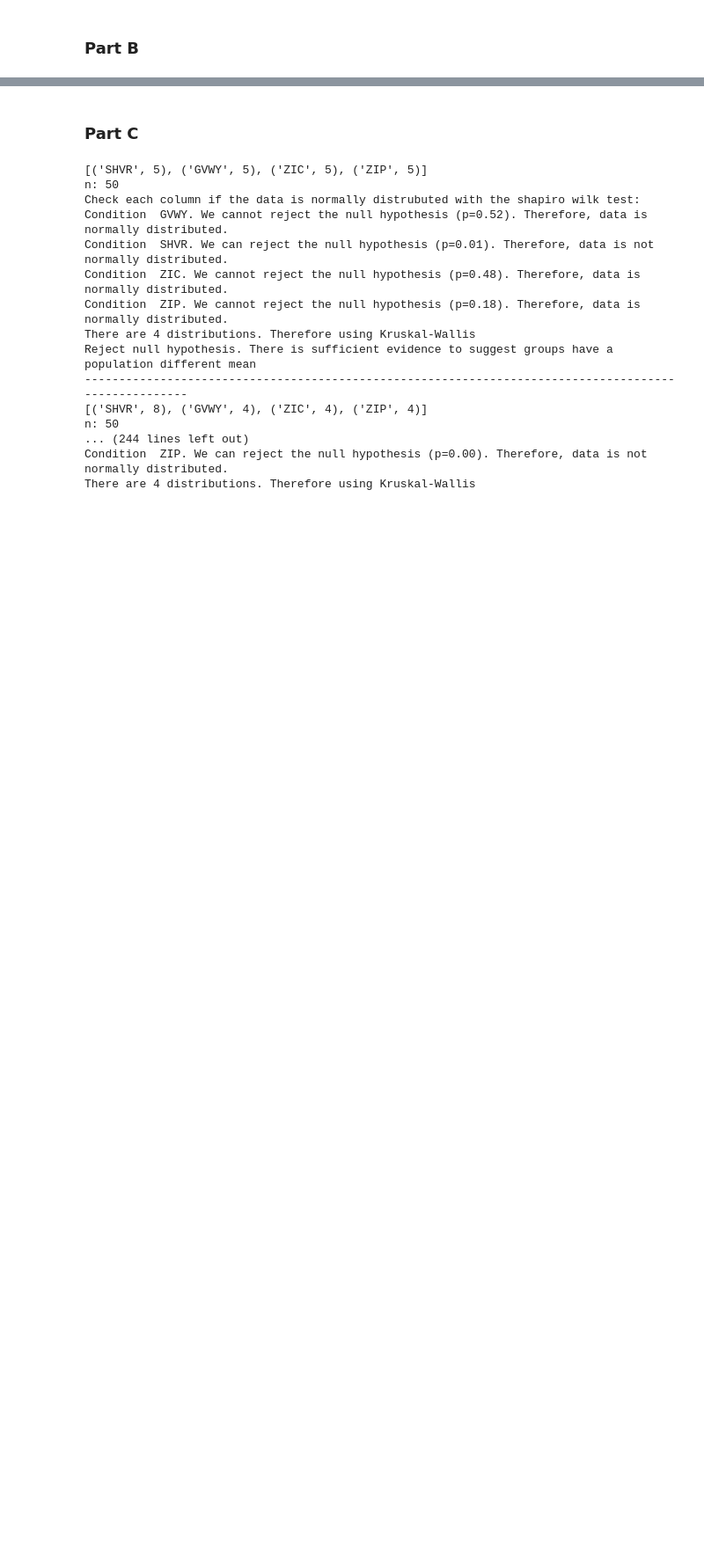
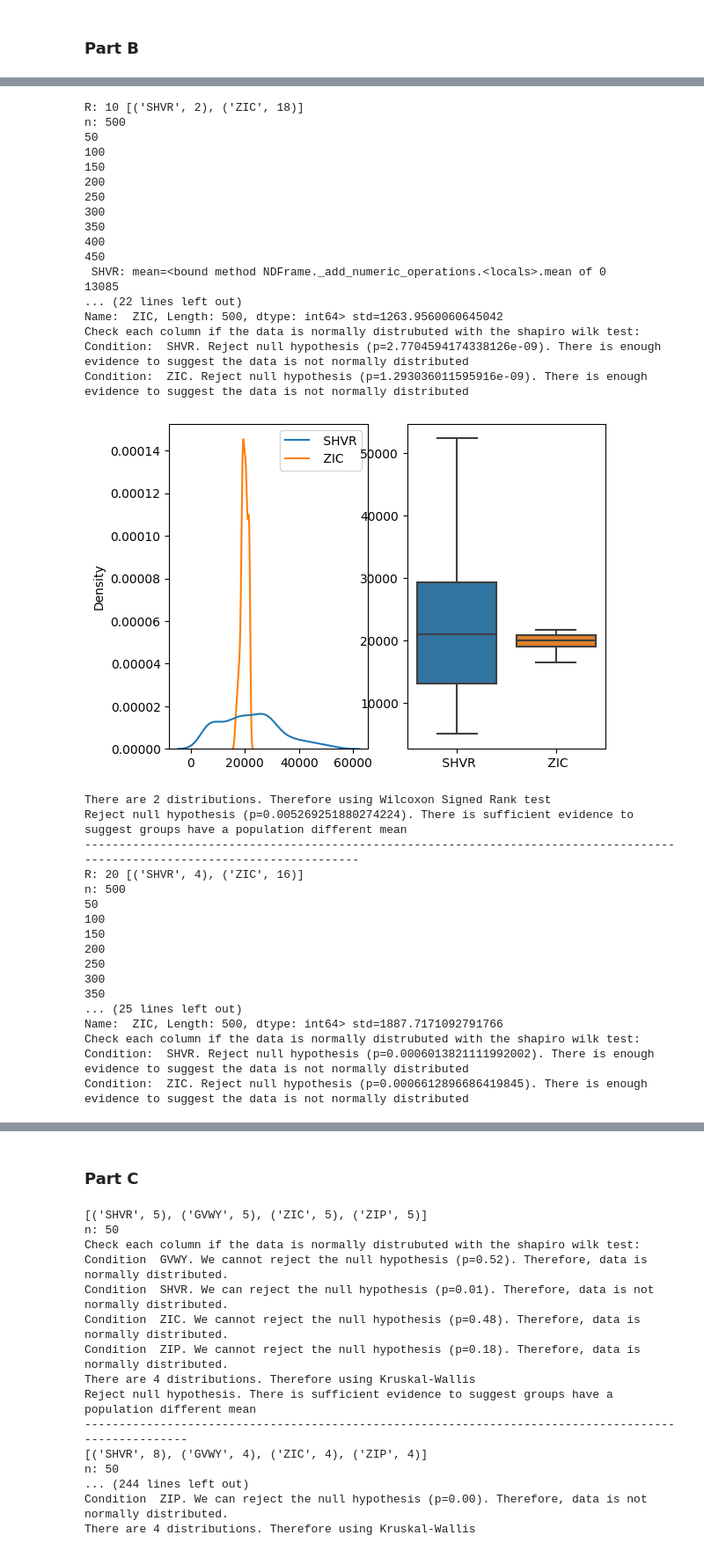
Before and after one commit to ImranZaminAli/fintech_cw, a Jupyter notebook: cw.ipynb, the cells around one changed output, grey strips where cells are left out. Shown: that part at 88% size. Drawn from its saved outputs; the diff is of its cells as text; code cells hidden in the pictures; blank space fills up the shorter version.

```diff
--- a/cw.ipynb
+++ b/cw.ipynb
@@ -243,0 +233,38 @@ n: 500
+# %%
+part_b(500)
+# %% [output]
+R: 10 [('SHVR', 2), ('ZIC', 18)]
+n: 500
+50
+100
+150
+200
+250
+300
+350
+400
+450
+ SHVR: mean=<bound method NDFrame._add_numeric_operations.<locals>.mean of 0      13085
+... (22 lines left out)
+Name:  ZIC, Length: 500, dtype: int64> std=1263.9560060645042
+Check each column if the data is normally distrubuted with the shapiro wilk test:
+Condition:  SHVR. Reject null hypothesis (p=2.7704594174338126e-09). There is enough evidence to suggest the data is not normally distributed
+Condition:  ZIC. Reject null hypothesis (p=1.293036011595916e-09). There is enough evidence to suggest the data is not normally distributed
+[figure, added]
+There are 2 distributions. Therefore using Wilcoxon Signed Rank test
+Reject null hypothesis (p=0.005269251880274224). There is sufficient evidence to suggest groups have a population different mean
+------------------------------------------------------------------------------------------------------------------------------
+R: 20 [('SHVR', 4), ('ZIC', 16)]
+n: 500
+50
+100
+150
+200
+250
+300
+350
+... (25 lines left out)
+Name:  ZIC, Length: 500, dtype: int64> std=1887.7171092791766
+Check each column if the data is normally distrubuted with the shapiro wilk test:
+Condition:  SHVR. Reject null hypothesis (p=0.0006013821111992002). There is enough evidence to suggest the data is not normally distributed
+Condition:  ZIC. Reject null hypothesis (p=0.0006612896686419845). There is enough evidence to suggest the data is not normally distributed
```
Also changed, not shown: parts of 22 cells of this notebook, 1 other file.
